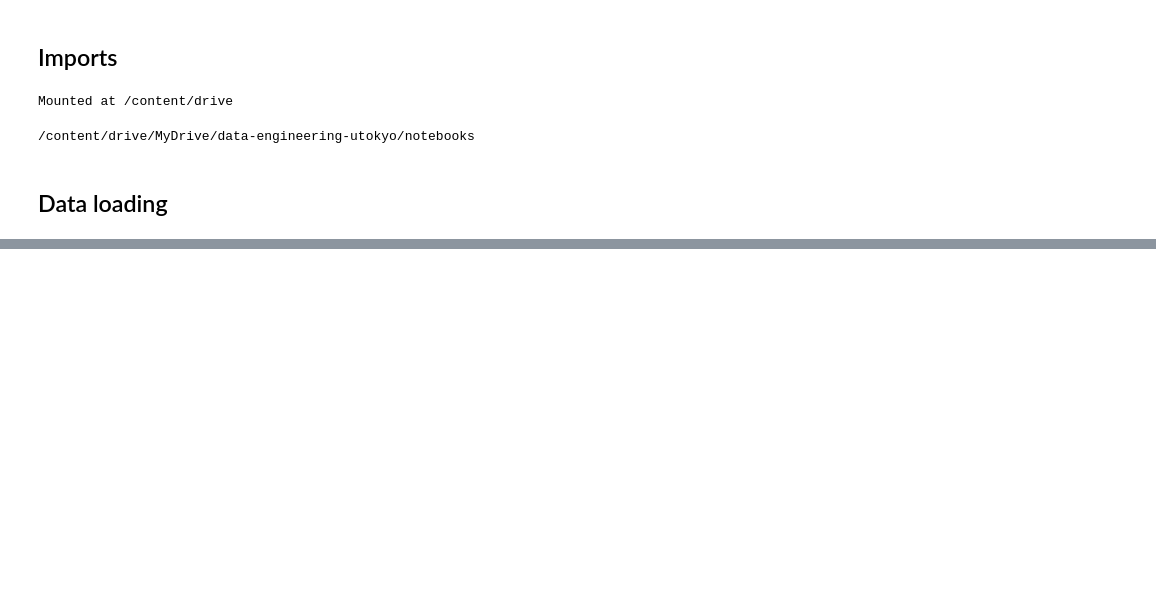
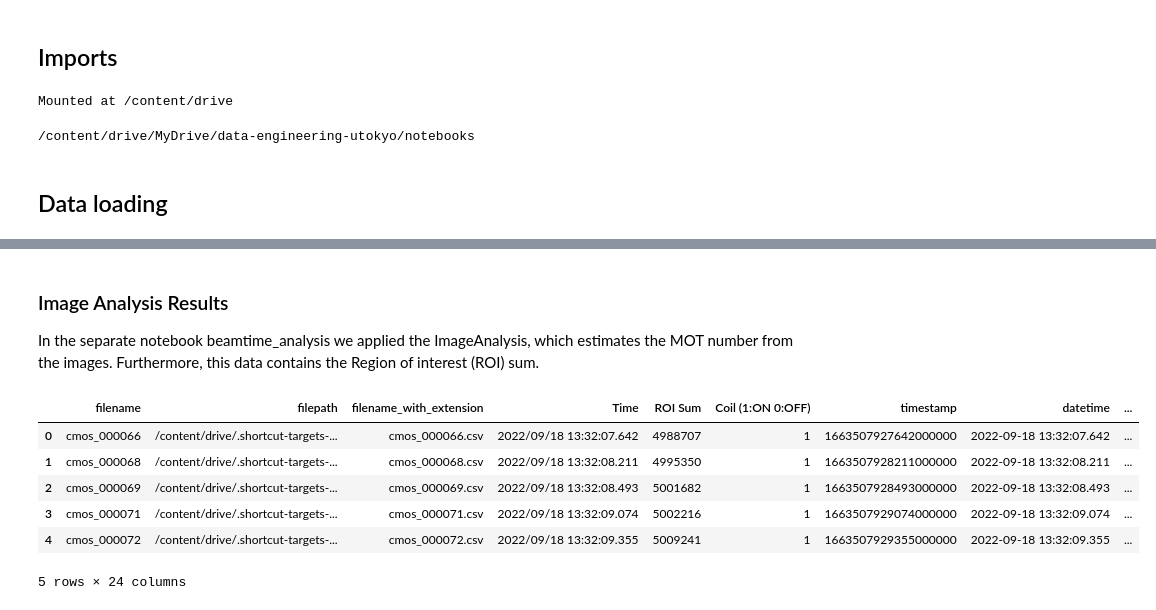
Before and after one commit to romanwixinger/data-engineering-utokyo, a Jupyter notebook: src/notebooks/source_union.ipynb, the cells around one changed output, grey strips where cells are left out. Saved outputs shown, nothing was run; the diff lists cells and outputs as text; code cells hidden in the pictures; blank space fills up the shorter version.

Commit message:
[union] Added heat log data and image analysis results.

```diff
--- a/src/notebooks/source_union.ipynb
+++ b/src/notebooks/source_union.ipynb
@@ -81,0 +114,19 @@ from src.analyses.ssd_analysis import SSDAnalysis
+# %% [markdown]
+### Image Analysis Results
+In the separate notebook beamtime_analysis we applied the ImageAnalysis, which estimates the MOT number from the images. Furthermore, this data contains the Region of interest (ROI) sum.
+# %%
+image_analysis_result_fp_18 = filepath_drive + "/results" + "/Sunday_Fr_1300_to_2100_min_signal0_nref500_deadp2" + "/image_analysis_results.csv"
+image_analysis_result_fp_19 = filepath_drive + "/results" + "/Monday_Fr_1800_2100_min_signal0_nref20_deadp2" + "/image_analysis_results.csv"
+# %%
+iar_df_18 = pd.read_csv(image_analysis_result_fp_18)
+iar_df_19 = pd.read_csv(image_analysis_result_fp_19)
+# %%
+iar_df_18.head(5)
+# %% [output]
+|  | filename | filepath | filename_with_extension | Time | ROI Sum | Coil (1:ON 0:OFF) | timestamp | datetime | ... |
+| 0 | cmos_000066 | /content/drive/.shortcut-targets-... | cmos_000066.csv | 2022/09/18 13:32:07.642 | 4988707 | 1 | 1663507927642000000 | 2022-09-18 13:32:07.642 | ... |
+| 1 | cmos_000068 | /content/drive/.shortcut-targets-... | cmos_000068.csv | 2022/09/18 13:32:08.211 | 4995350 | 1 | 1663507928211000000 | 2022-09-18 13:32:08.211 | ... |
+| 2 | cmos_000069 | /content/drive/.shortcut-targets-... | cmos_000069.csv | 2022/09/18 13:32:08.493 | 5001682 | 1 | 1663507928493000000 | 2022-09-18 13:32:08.493 | ... |
+| 3 | cmos_000071 | /content/drive/.shortcut-targets-... | cmos_000071.csv | 2022/09/18 13:32:09.074 | 5002216 | 1 | 1663507929074000000 | 2022-09-18 13:32:09.074 | ... |
+| 4 | cmos_000072 | /content/drive/.shortcut-targets-... | cmos_000072.csv | 2022/09/18 13:32:09.355 | 5009241 | 1 | 1663507929355000000 | 2022-09-18 13:32:09.355 | ... |
+5 rows × 24 columns
```
Also changed, not shown: parts of 8 cells of this notebook.
